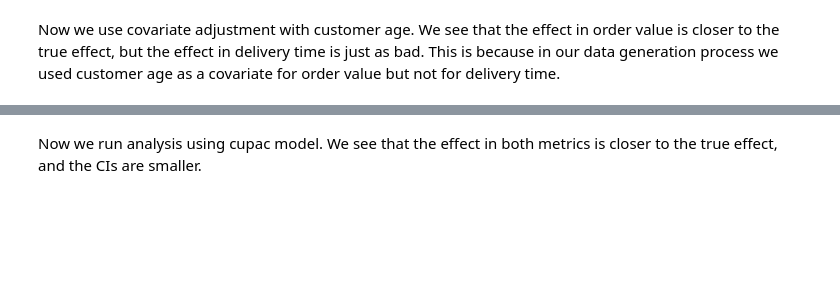
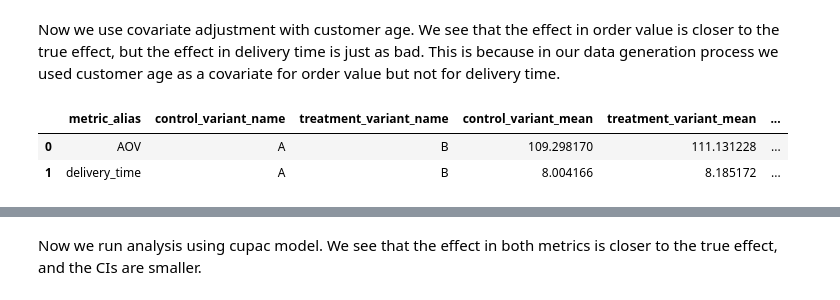
Before and after one commit to david26694/cluster-experiments, a Jupyter notebook: docs/e2e_mde_delta.ipynb, the cells around one changed output, grey strips where cells are left out. Drawn from its saved outputs; the diff is of its cells as text; code cells hidden in the pictures; blank space fills up the shorter version.

```diff
--- a/docs/e2e_mde_delta.ipynb
+++ b/docs/e2e_mde_delta.ipynb
@@ -339,26 +381,30 @@ plan_covariates = AnalysisPlan.from_metrics_dict({
 # %%
 # Run the analysis plan
 real_experiment_data_aggregated = real_experiment_data.groupby("customer_id").agg({
     "order_value": "sum",
     "one": "sum",
-    "delivery_time": "mean",
+    "delivery_time": "sum",
     "customer_age": "mean",
     "date": "min",
     "treatment": "first",
     "city": "first"
 }).reset_index()
 
 pre_real_experiment_data_aggregated = real_pre_experiment_data.groupby("customer_id").agg({
     "order_value": "sum",
     "one": "sum",
-    "delivery_time": "mean",
+    "delivery_time": "sum",
     "customer_age": "mean",
     "date": "min",
     "city": "first"
 }).reset_index()
 
 
 plan_covariates.analyze(real_experiment_data_aggregated).to_dataframe()
+# %% [output]
+|  | metric_alias | control_variant_name | treatment_variant_name | control_variant_mean | treatment_variant_mean | ... |
+| 0 | AOV | A | B | 109.298170 | 111.131228 | ... |
+| 1 | delivery_time | A | B | 8.004166 | 8.185172 | ... |
 # %%
 AnalysisPlan.from_metrics_dict({
     "metrics": [
```
Also changed, not shown: parts of 15 cells of this notebook, 1 other file.
